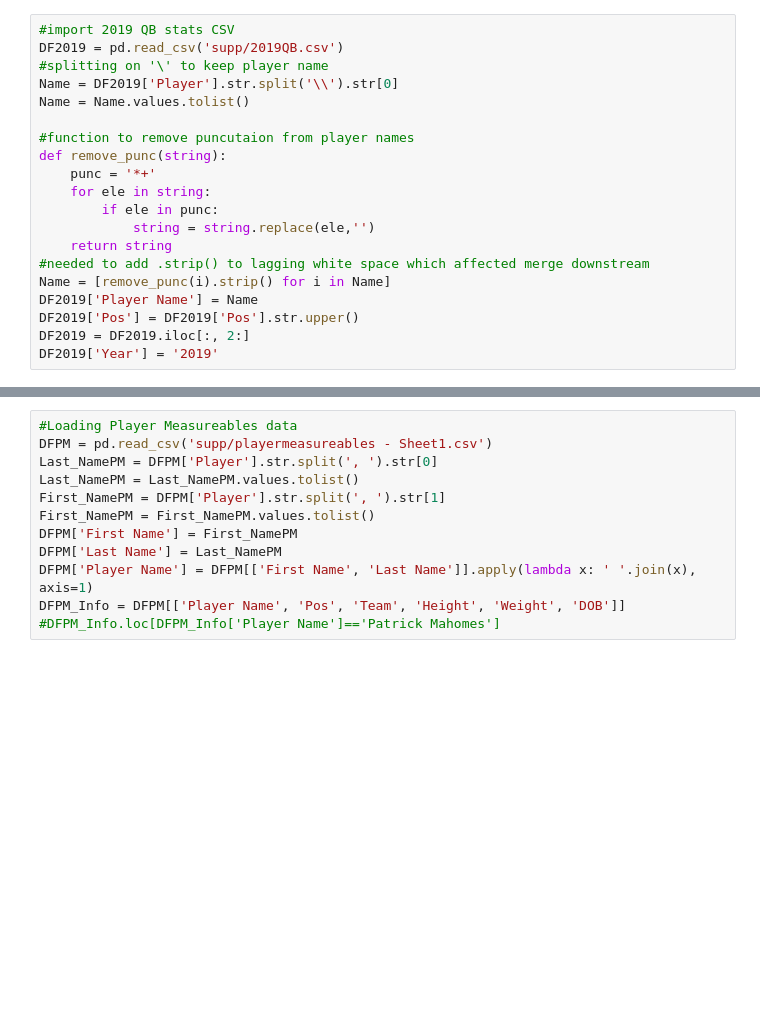
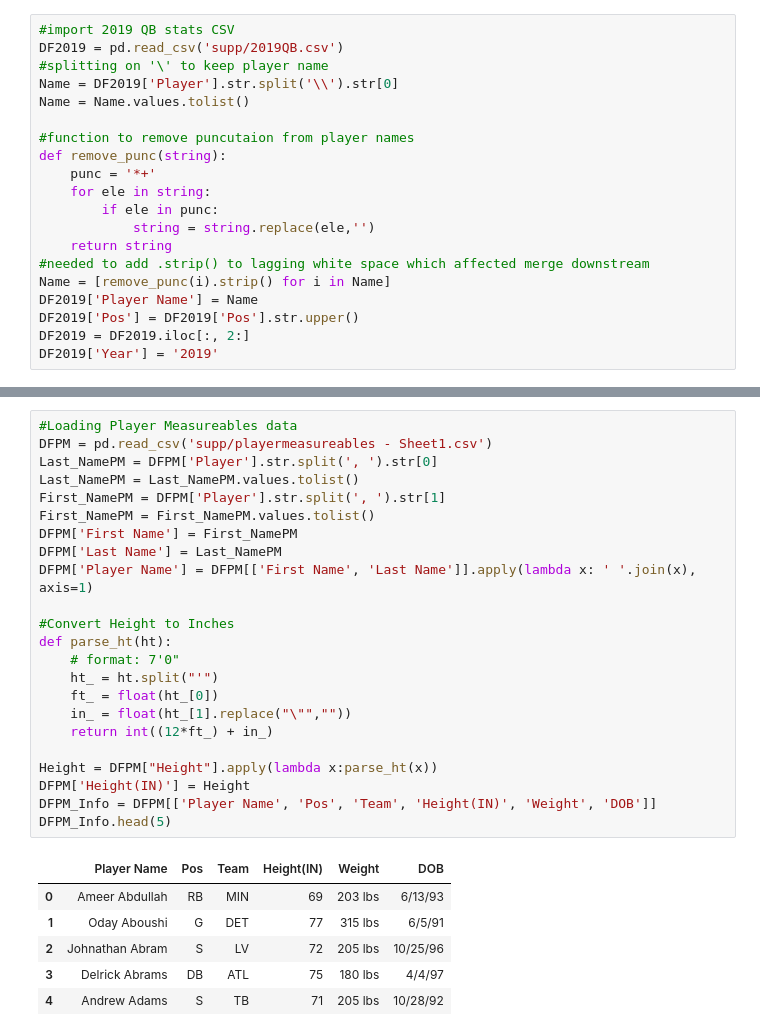
Before and after one commit to timbosan/Python2, a Jupyter notebook: Project/Football.ipynb, the cells around one changed output, grey strips where cells are left out. Drawn from its saved outputs; the diff is of its cells as text; blank space fills up the shorter version.

```diff
--- a/Project/Football.ipynb
+++ b/Project/Football.ipynb
@@ -72,15 +79,33 @@ DF_QB.head(5)
 # %%
 #Loading Player Measureables data
 DFPM = pd.read_csv('supp/playermeasureables - Sheet1.csv')
 Last_NamePM = DFPM['Player'].str.split(', ').str[0]
 Last_NamePM = Last_NamePM.values.tolist()
 First_NamePM = DFPM['Player'].str.split(', ').str[1]
 First_NamePM = First_NamePM.values.tolist()
 DFPM['First Name'] = First_NamePM
 DFPM['Last Name'] = Last_NamePM
 DFPM['Player Name'] = DFPM[['First Name', 'Last Name']].apply(lambda x: ' '.join(x), axis=1)
-DFPM_Info = DFPM[['Player Name', 'Pos', 'Team', 'Height', 'Weight', 'DOB']]
-#DFPM_Info.loc[DFPM_Info['Player Name']=='Patrick Mahomes']
+
+#Convert Height to Inches
+def parse_ht(ht):
+    # format: 7'0"
+    ht_ = ht.split("'")
+    ft_ = float(ht_[0])
+    in_ = float(ht_[1].replace("\"",""))
+    return int((12*ft_) + in_)
+
+Height = DFPM["Height"].apply(lambda x:parse_ht(x))
+DFPM['Height(IN)'] = Height
+DFPM_Info = DFPM[['Player Name', 'Pos', 'Team', 'Height(IN)', 'Weight', 'DOB']]
+DFPM_Info.head(5)
+# %% [output]
+|  | Player Name | Pos | Team | Height(IN) | Weight | DOB |
+| 0 | Ameer Abdullah | RB | MIN | 69 | 203 lbs | 6/13/93 |
+| 1 | Oday Aboushi | G | DET | 77 | 315 lbs | 6/5/91 |
+| 2 | Johnathan Abram | S | LV | 72 | 205 lbs | 10/25/96 |
+| 3 | Delrick Abrams | DB | ATL | 75 | 180 lbs | 4/4/97 |
+| 4 | Andrew Adams | S | TB | 71 | 205 lbs | 10/28/92 |
 # %%
 #DF_QB.merge(DFPM_Info, how='left', on='Player Name')
 DF_QB_PM = pd.merge(DF_QB, DFPM_Info, how='left', on=['Player Name', 'Pos'])
```
Also changed, not shown: parts of 7 cells of this notebook.
